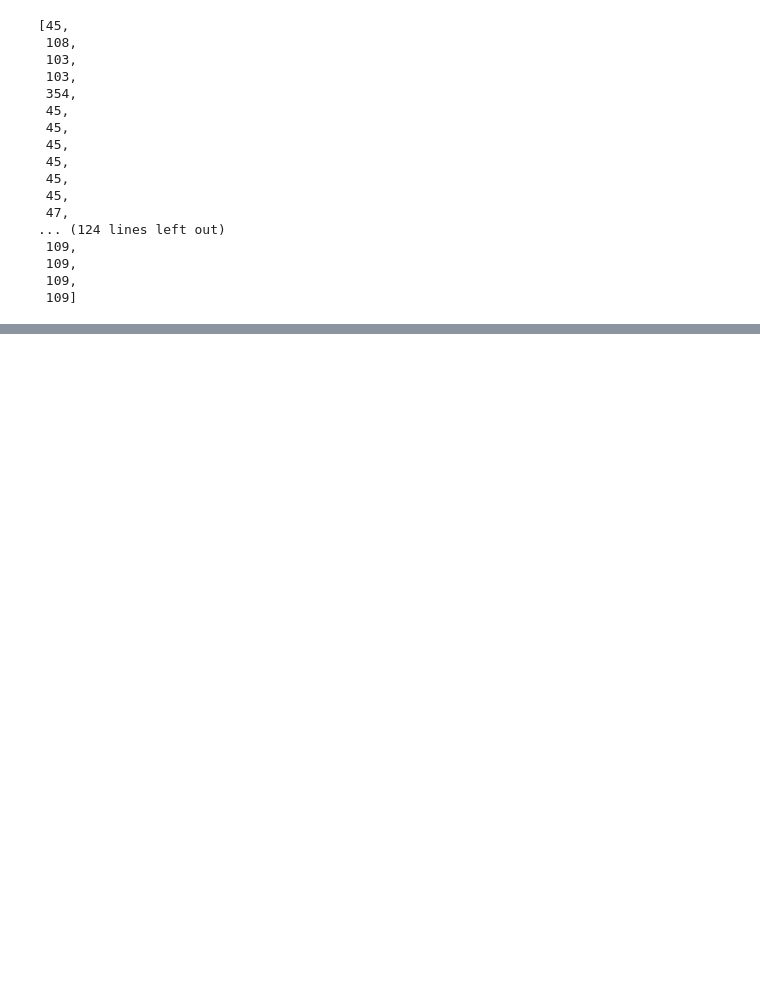
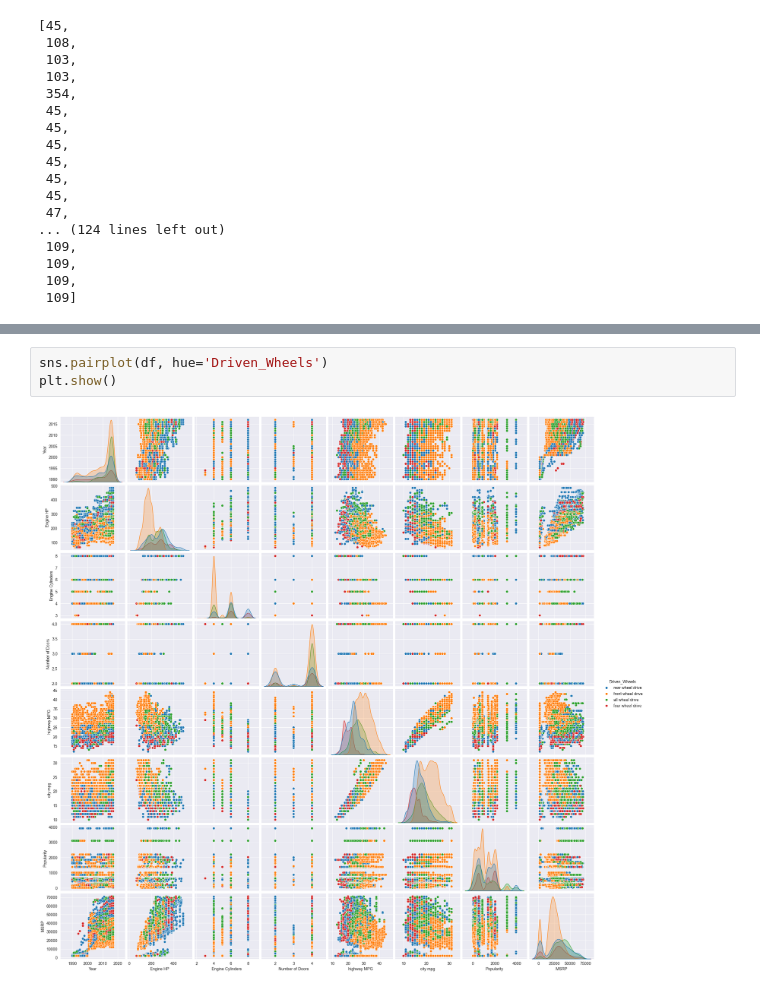
Before and after one commit to shaheerkl/EDA, a Jupyter notebook: eda cars.ipynb, the cells around one changed output, grey strips where cells are left out. Drawn from its saved outputs; the diff is of its cells as text; blank space fills up the shorter version.

```diff
--- a/eda cars.ipynb
+++ b/eda cars.ipynb
@@ -410,0 +713,5 @@ UFuncTypeError: ufunc 'less' did not contain a loop with signature matching type
+# %%
+sns.pairplot(df, hue='Driven_Wheels')
+plt.show()
+# %% [output]
+[figure, added]
```
Also changed, not shown: parts of 52 cells of this notebook, 2 other files.
